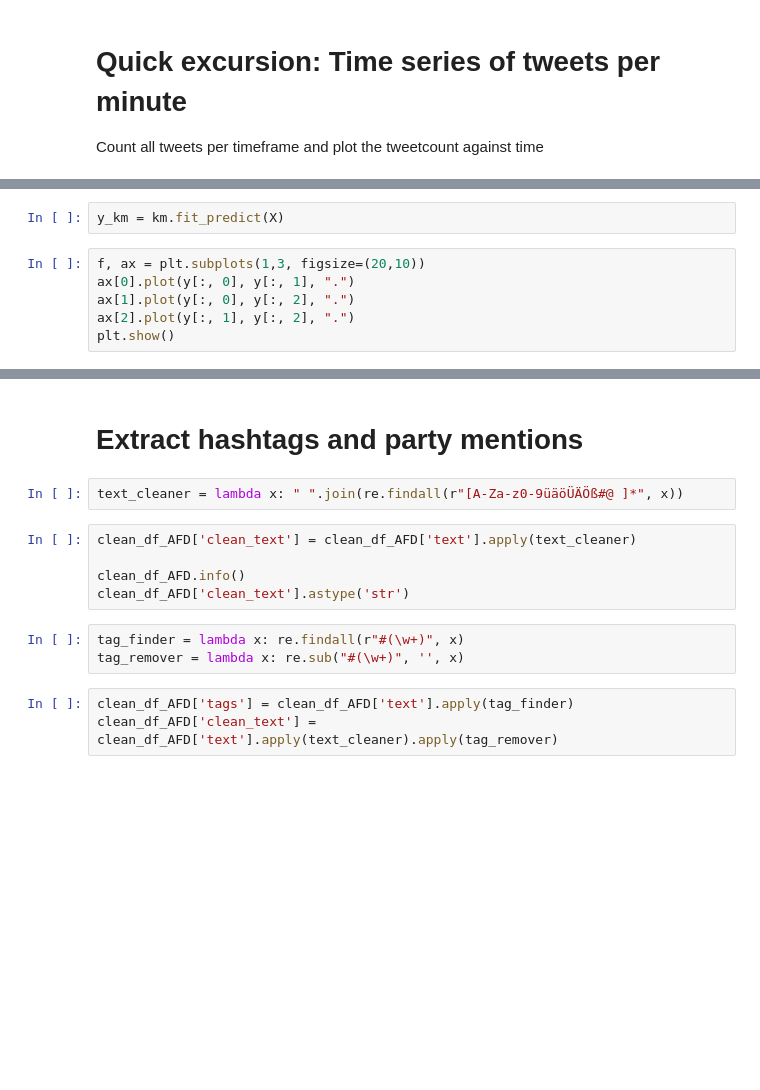
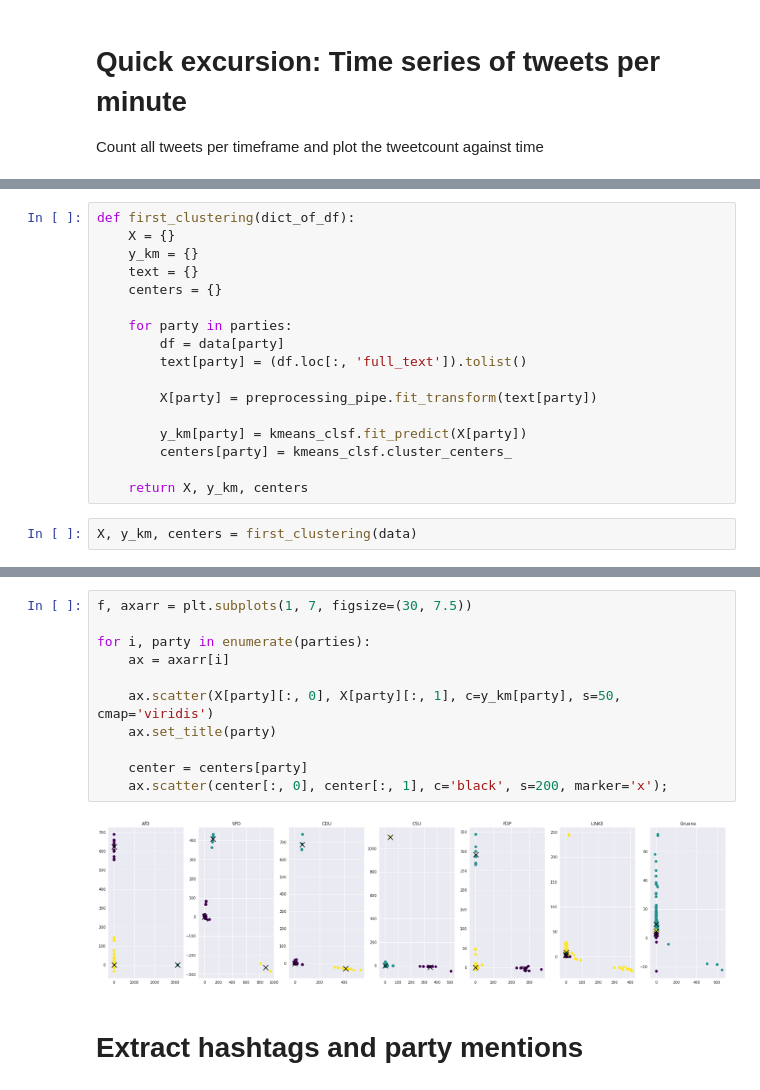
Before and after one commit to FranziSchmitt/Twitter_sentimentanalysis, a Jupyter notebook: Scripts/text_preprocessing.ipynb, the cells around one changed output, grey strips where cells are left out. Saved outputs shown, nothing was run; the diff lists cells and outputs as text; blank space fills up the shorter version.

```diff
--- a/Scripts/text_preprocessing.ipynb
+++ b/Scripts/text_preprocessing.ipynb
@@ -231,8 +157,0 @@ km = KMeans(n_clusters=3, # number of desired clusters
-# %%
-y_km = km.fit_predict(X)
-# %%
-f, ax = plt.subplots(1,3, figsize=(20,10))
-ax[0].plot(y[:, 0], y[:, 1], ".")
-ax[1].plot(y[:, 0], y[:, 2], ".")
-ax[2].plot(y[:, 1], y[:, 2], ".")
-plt.show()
@@ -247,0 +158,19 @@ plt.show()
+# %%
+def first_clustering(dict_of_df):
+    X = {}
+    y_km = {}
+    text = {}
+    centers = {}
+
+    for party in parties:
+        df = data[party]
+        text[party] = (df.loc[:, 'full_text']).tolist()
+
+        X[party] = preprocessing_pipe.fit_transform(text[party])
+
+        y_km[party] = kmeans_clsf.fit_predict(X[party])
+        centers[party] = kmeans_clsf.cluster_centers_
+
+    return X, y_km, centers
+# %%
+X, y_km, centers = first_clustering(data)
@@ -248,15 +197,15 @@ plt.show()
+# %%
+f, axarr = plt.subplots(1, 7, figsize=(30, 7.5))
+
+for i, party in enumerate(parties):
+    ax = axarr[i]
+
+    ax.scatter(X[party][:, 0], X[party][:, 1], c=y_km[party], s=50, cmap='viridis')
+    ax.set_title(party)
+
+    center = centers[party]
+    ax.scatter(center[:, 0], center[:, 1], c='black', s=200, marker='x');
+# %% [output]
+[figure, added]
 # %% [markdown]
 # Extract hashtags and party mentions
-# %%
-text_cleaner = lambda x: " ".join(re.findall(r"[A-Za-z0-9üäöÜÄÖß#@ ]*", x))
-# %%
-clean_df_AFD['clean_text'] = clean_df_AFD['text'].apply(text_cleaner)
-
-clean_df_AFD.info()
-clean_df_AFD['clean_text'].astype('str')
-# %%
-tag_finder = lambda x: re.findall(r"#(\w+)", x)
-tag_remover = lambda x: re.sub("#(\w+)", '', x)
-# %%
-clean_df_AFD['tags'] = clean_df_AFD['text'].apply(tag_finder)
-clean_df_AFD['clean_text'] = clean_df_AFD['text'].apply(text_cleaner).apply(tag_remover)
```
Also changed, not shown: parts of 28 cells of this notebook.
